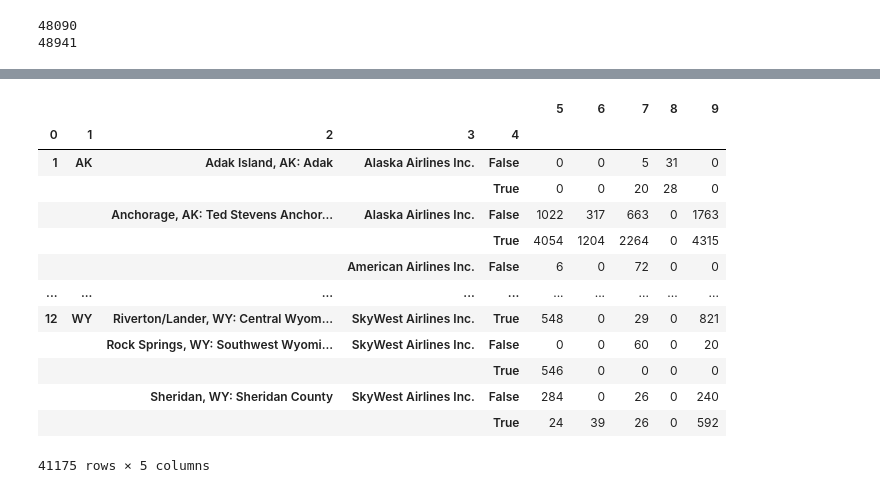
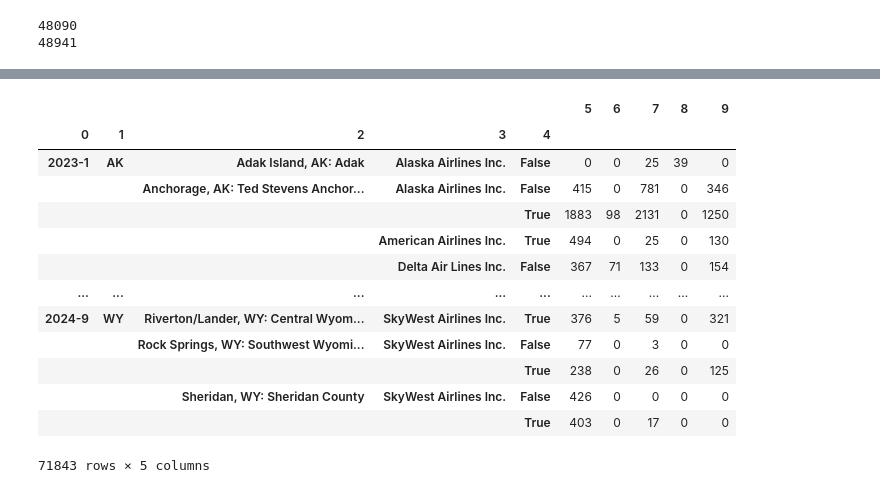
Before and after one commit to ykamoji/airport-delay-analysis, a Jupyter notebook: analyse.ipynb, the cells around one changed output, grey strips where cells are left out. Saved outputs shown, nothing was run; the diff lists cells and outputs as text; code cells hidden in the pictures.

```diff
--- a/analyse.ipynb
+++ b/analyse.ipynb
@@ -196,0 +200,3 @@ df['IS_WEEKDAY'] = pd.to_datetime(df['DATE']).dt.weekday < 5
+# %%
+df['congestion'] = (df['TAXI_OUT'] + df['TAXI_IN']) / df['CRS_ELAPSED_TIME']
+df['congestion'].describe()
@@ -196,0 +213,3 @@ df['IS_WEEKDAY'] = pd.to_datetime(df['DATE']).dt.weekday < 5
+# %%
+df['time_deviation'] = (df['ACTUAL_ELAPSED_TIME'] - df['CRS_ELAPSED_TIME'])/df['AIR_TIME']
+df['time_deviation'].describe()
@@ -196,0 +226,5 @@ df['IS_WEEKDAY'] = pd.to_datetime(df['DATE']).dt.weekday < 5
+# %%
+df['crs_speed'] = df['DISTANCE']  / df['CRS_ELAPSED_TIME']
+df['actual_speed'] = df['DISTANCE'] / df['ACTUAL_ELAPSED_TIME']
+df['speed_deviation'] = (df['actual_speed'] - df['crs_speed']) / df['crs_speed']
+df['speed_deviation'].describe()
@@ -196,0 +241,5 @@ df['IS_WEEKDAY'] = pd.to_datetime(df['DATE']).dt.weekday < 5
+# %%
+df['dep_delay_m'] = df['DEP_DELAY_NEW']
+df.loc[df['dep_delay_m'] == 0, 'dep_delay_m'] = df['ACTUAL_ELAPSED_TIME'] - df['CRS_ELAPSED_TIME']
+df['recovery_efficiency'] = (df['ACTUAL_ELAPSED_TIME'] - df['CRS_ELAPSED_TIME']) / df['dep_delay_m']
+df['recovery_efficiency'].describe()
@@ -197,22 +277,22 @@ df['IS_WEEKDAY'] = pd.to_datetime(df['DATE']).dt.weekday < 5
 # %%
-condensed_origin_df = df[['MONTH', 'ORIGIN_STATE_ABR','ORIGIN_AIRPORT_NAME','AIRLINE_NAME', 'IS_WEEKDAY']+DELAYS]
+condensed_origin_df = df[['YR-MN', 'ORIGIN_STATE_ABR','ORIGIN_AIRPORT_NAME','AIRLINE_NAME', 'IS_WEEKDAY']+DELAYS]
 condensed_origin_df.columns = list(map(str, range(10)))
 condensed_origin_df = condensed_origin_df.groupby(list(map(str, range(5))))[list(map(str, range(5, 10)))].agg(['sum'])
 condensed_origin_df.columns = condensed_origin_df.columns.get_level_values(0)
 condensed_origin_df
 # %% [output]
 |  |  |  |  |  | 5 | 6 | 7 | 8 | 9 |
 | 0 | 1 | 2 | 3 | 4 |  |  |  |  |  |
-| 1 | AK | Adak Island, AK: Adak | Alaska Airlines Inc. | False | 0 | 0 | 5 | 31 | 0 |
-|  |  |  |  | True | 0 | 0 | 20 | 28 | 0 |
-|  |  | Anchorage, AK: Ted Stevens Anchor... | Alaska Airlines Inc. | False | 1022 | 317 | 663 | 0 | 1763 |
-|  |  |  |  | True | 4054 | 1204 | 2264 | 0 | 4315 |
-|  |  |  | American Airlines Inc. | False | 6 | 0 | 72 | 0 | 0 |
+| 2023-1 | AK | Adak Island, AK: Adak | Alaska Airlines Inc. | False | 0 | 0 | 25 | 39 | 0 |
+|  |  | Anchorage, AK: Ted Stevens Anchor... | Alaska Airlines Inc. | False | 415 | 0 | 781 | 0 | 346 |
+|  |  |  |  | True | 1883 | 98 | 2131 | 0 | 1250 |
+|  |  |  | American Airlines Inc. | True | 494 | 0 | 25 | 0 | 130 |
+|  |  |  | Delta Air Lines Inc. | False | 367 | 71 | 133 | 0 | 154 |
 | ... | ... | ... | ... | ... | ... | ... | ... | ... | ... |
-| 12 | WY | Riverton/Lander, WY: Central Wyom... | SkyWest Airlines Inc. | True | 548 | 0 | 29 | 0 | 821 |
-|  |  | Rock Springs, WY: Southwest Wyomi... | SkyWest Airlines Inc. | False | 0 | 0 | 60 | 0 | 20 |
-|  |  |  |  | True | 546 | 0 | 0 | 0 | 0 |
-|  |  | Sheridan, WY: Sheridan County | SkyWest Airlines Inc. | False | 284 | 0 | 26 | 0 | 240 |
-|  |  |  |  | True | 24 | 39 | 26 | 0 | 592 |
+| 2024-9 | WY | Riverton/Lander, WY: Central Wyom... | SkyWest Airlines Inc. | True | 376 | 5 | 59 | 0 | 321 |
+|  |  | Rock Springs, WY: Southwest Wyomi... | SkyWest Airlines Inc. | False | 77 | 0 | 3 | 0 | 0 |
+|  |  |  |  | True | 238 | 0 | 26 | 0 | 125 |
+|  |  | Sheridan, WY: Sheridan County | SkyWest Airlines Inc. | False | 426 | 0 | 0 | 0 | 0 |
+|  |  |  |  | True | 403 | 0 | 17 | 0 | 0 |
-41175 rows × 5 columns
+71843 rows × 5 columns
 # %%
```
Also changed, not shown: parts of 22 cells of this notebook, 1 other file.
